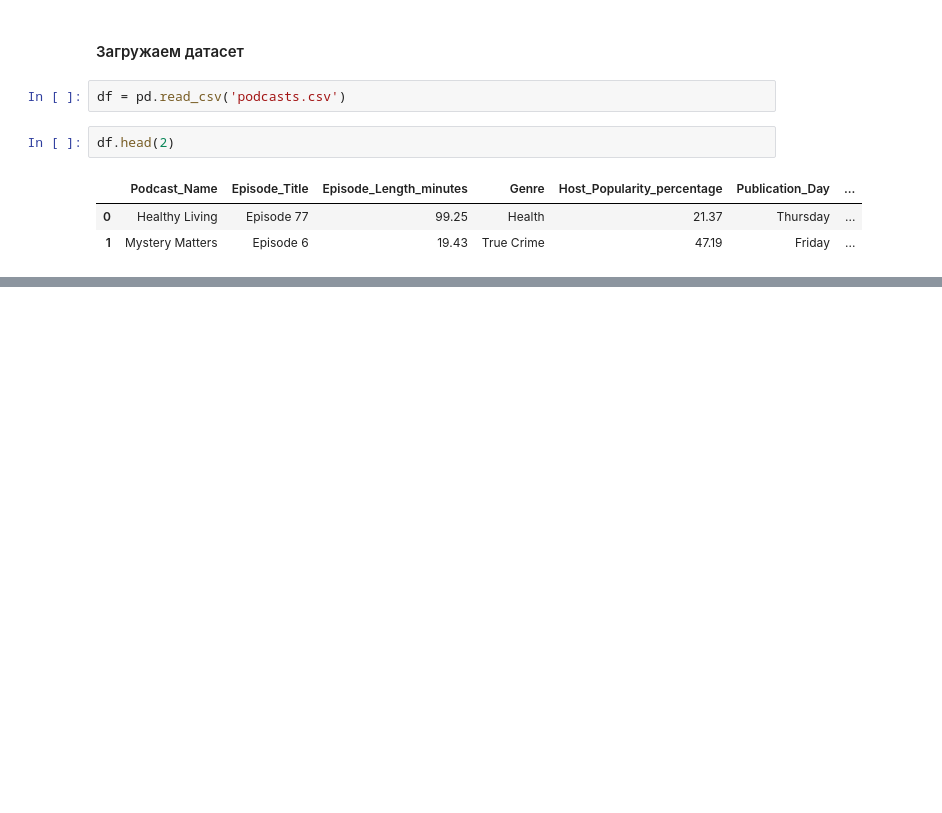
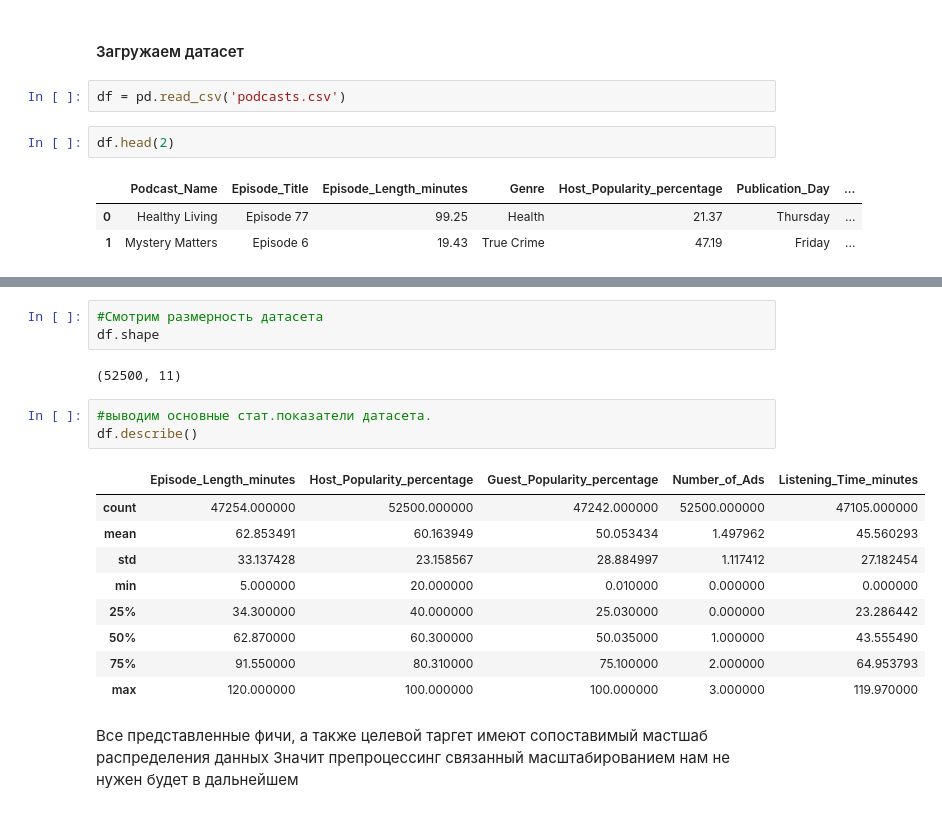
Before and after one commit to Poltava49/ML-practice, a Jupyter notebook: Linear_regression/tastk_podcast_regression.ipynb, the cells around one changed output, grey strips where cells are left out. Drawn from its saved outputs; the diff is of its cells as text; blank space fills up the shorter version.

```diff
--- a/Linear_regression/tastk_podcast_regression.ipynb
+++ b/Linear_regression/tastk_podcast_regression.ipynb
@@ -85,0 +70,21 @@ branch 'main' set up to track 'origin/main'.
+# %%
+#Смотрим размерность датасета
+df.shape
+# %% [output]
+(52500, 11)
+# %%
+#выводим основные стат.показатели датасета.
+df.describe()
+# %% [output]
+|  | Episode_Length_minutes | Host_Popularity_percentage | Guest_Popularity_percentage | Number_of_Ads | Listening_Time_minutes |
+| count | 47254.000000 | 52500.000000 | 47242.000000 | 52500.000000 | 47105.000000 |
+| mean | 62.853491 | 60.163949 | 50.053434 | 1.497962 | 45.560293 |
+| std | 33.137428 | 23.158567 | 28.884997 | 1.117412 | 27.182454 |
+| min | 5.000000 | 20.000000 | 0.010000 | 0.000000 | 0.000000 |
+| 25% | 34.300000 | 40.000000 | 25.030000 | 0.000000 | 23.286442 |
+| 50% | 62.870000 | 60.300000 | 50.035000 | 1.000000 | 43.555490 |
+| 75% | 91.550000 | 80.310000 | 75.100000 | 2.000000 | 64.953793 |
+| max | 120.000000 | 100.000000 | 100.000000 | 3.000000 | 119.970000 |
+# %% [markdown]
+Все представленные фичи, а также целевой таргет имеют сопоставимый мастшаб распределения данных
+Значит препроцессинг связанный масштабированием нам не нужен будет в дальнейшем
```
Also changed, not shown: parts of 15 cells of this notebook.
